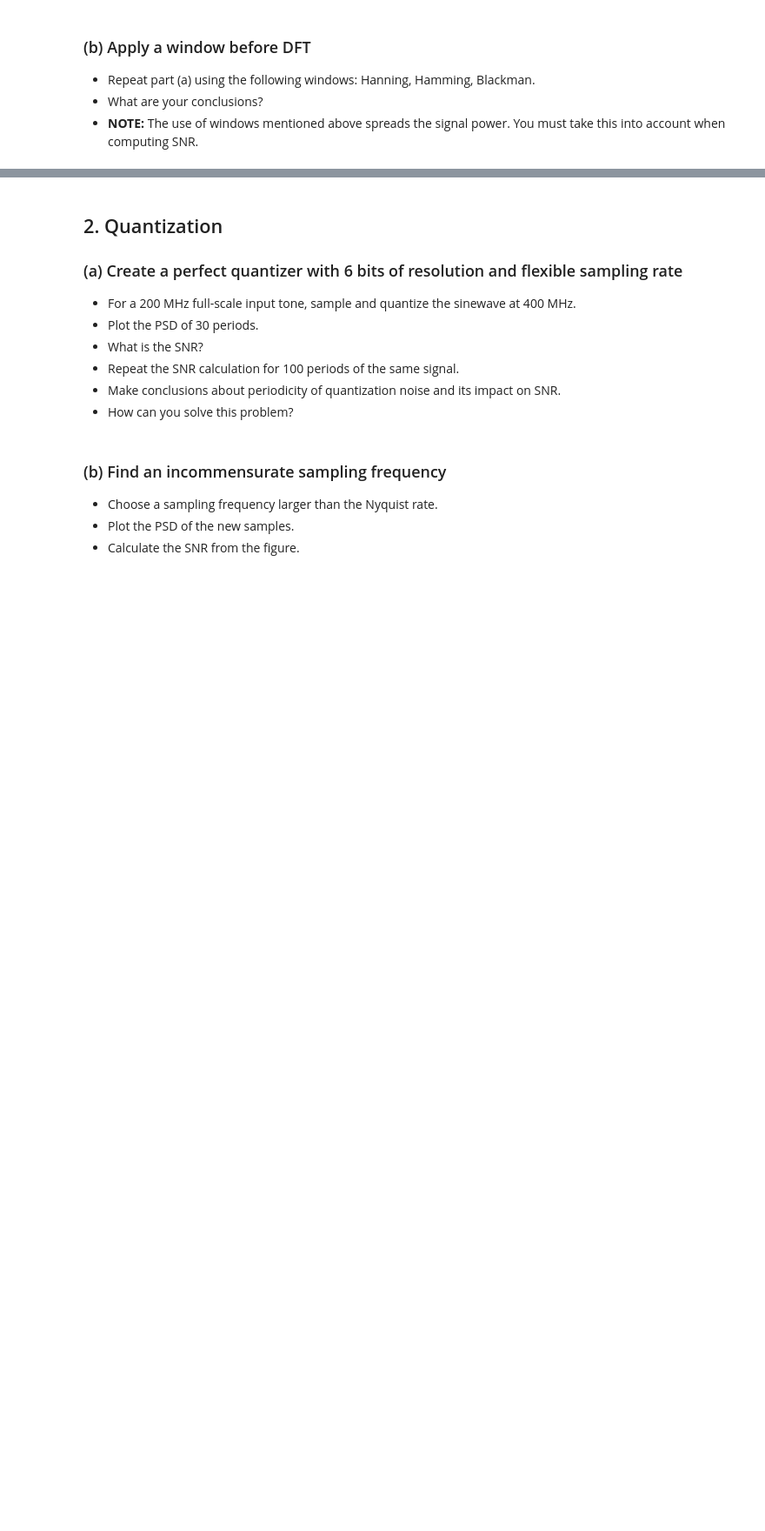
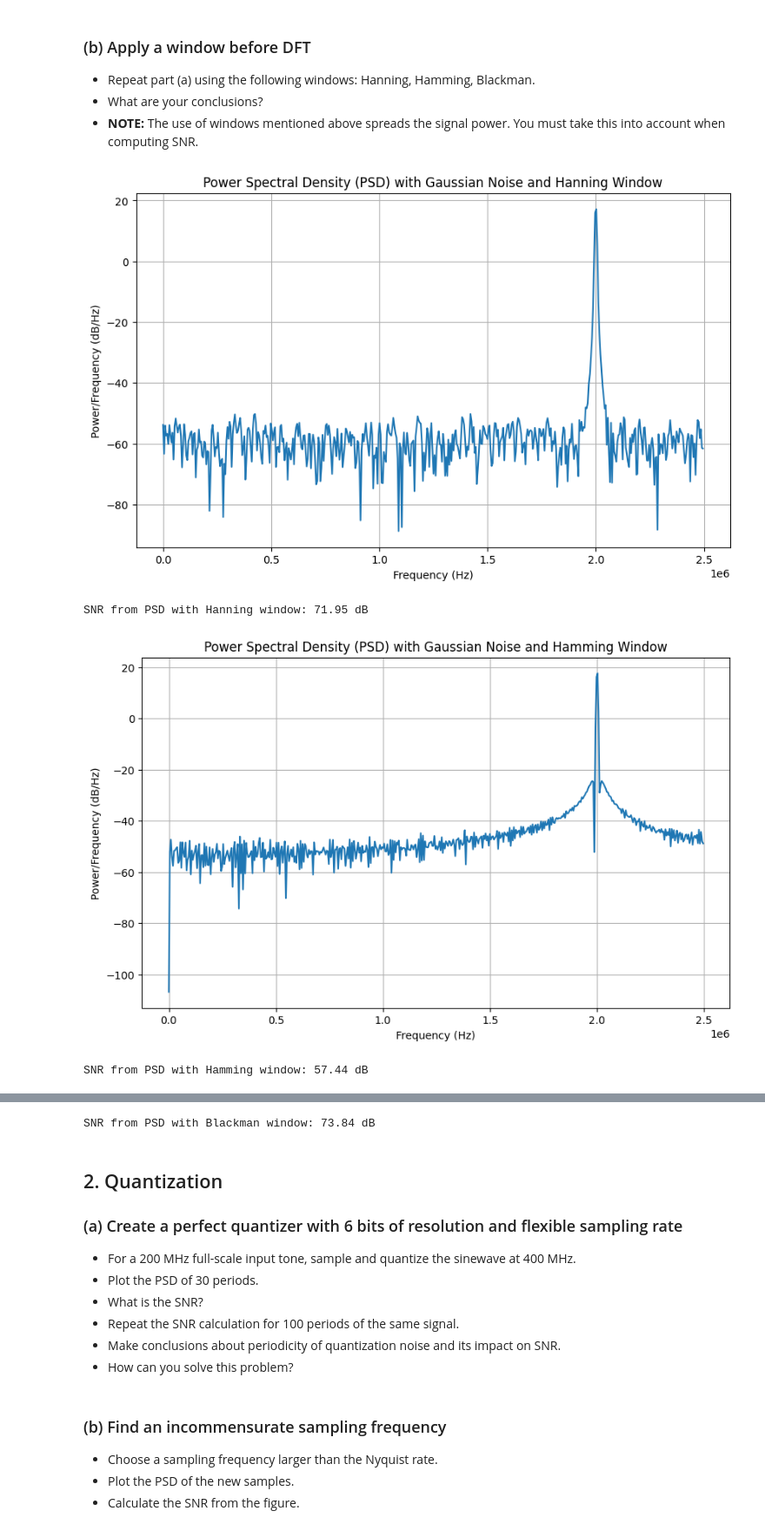
Before and after one commit to Sam-Bieberich/489, a Jupyter notebook: lab2.ipynb, the cells around one changed output, grey strips where cells are left out. Shown at 87% size. Drawn from its saved outputs; the diff is of its cells as text; code cells hidden in the pictures; blank space fills up the shorter version.

```diff
--- a/lab2.ipynb
+++ b/lab2.ipynb
@@ -50,3 +117,39 @@ plt.show()
 - Repeat part (a) using the following windows: Hanning, Hamming, Blackman.
 - What are your conclusions?
 - **NOTE:** The use of windows mentioned above spreads the signal power. You must take this into account when computing SNR.
+# %%
+# Define window functions
+windows = {'Hanning': np.hanning(N), 'Hamming': np.hamming(N), 'Blackman': np.blackman(N)}
+
+for window_name, window in windows.items():
+    # Apply window to the noisy signal
+    windowed_signal = noisy_signal * window
+
+    # Calculate and plot the PSD of the windowed signal
+    freq, psd = calculate_psd(windowed_signal, Fs)
+
+    # Plot the PSD
+    plt.figure(figsize=(10, 6))
+    plt.plot(freq, 10*np.log10(psd))  # Plot in dB
+    plt.title(f'Power Spectral Density (PSD) with Gaussian Noise and {window_name} Window')
+    plt.xlabel('Frequency (Hz)')
+    plt.ylabel('Power/Frequency (dB/Hz)')
+    plt.grid(True)
+    plt.show()
+
+    # Calculate SNR from PSD (accounting for windowing)
+    signal_index = np.argmin(np.abs(freq - F))
+    signal_power_psd = psd[signal_index]
+
+    # Estimate noise power, excluding the signal band.  This is approximate.
+    noise_indices = np.where(np.abs(freq - F) > Fs / N * 5)  # Exclude a small band around the signal
+    noise_power_psd = np.mean(psd[noise_indices])
+
+    SNR_psd_dB = 10 * np.log10(signal_power_psd / noise_power_psd)
+
+    print(f"SNR from PSD with {window_name} window: {SNR_psd_dB:.2f} dB")
+# %% [output]
+[figure, added]
+SNR from PSD with Hanning window: 71.95 dB
+[figure, added]
+SNR from PSD with Hamming window: 57.44 dB
@@ -53,3 +157,4 @@ plt.show()
+SNR from PSD with Blackman window: 73.84 dB
 # %% [markdown]
 ## 2. Quantization
 
```
Also changed, not shown: parts of 3 cells of this notebook, 1 other file.
